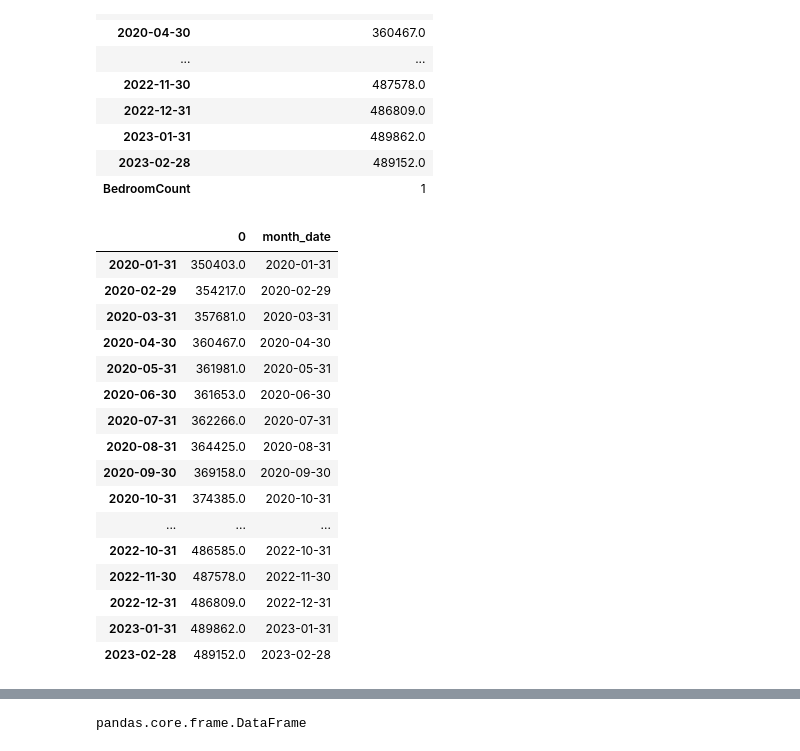
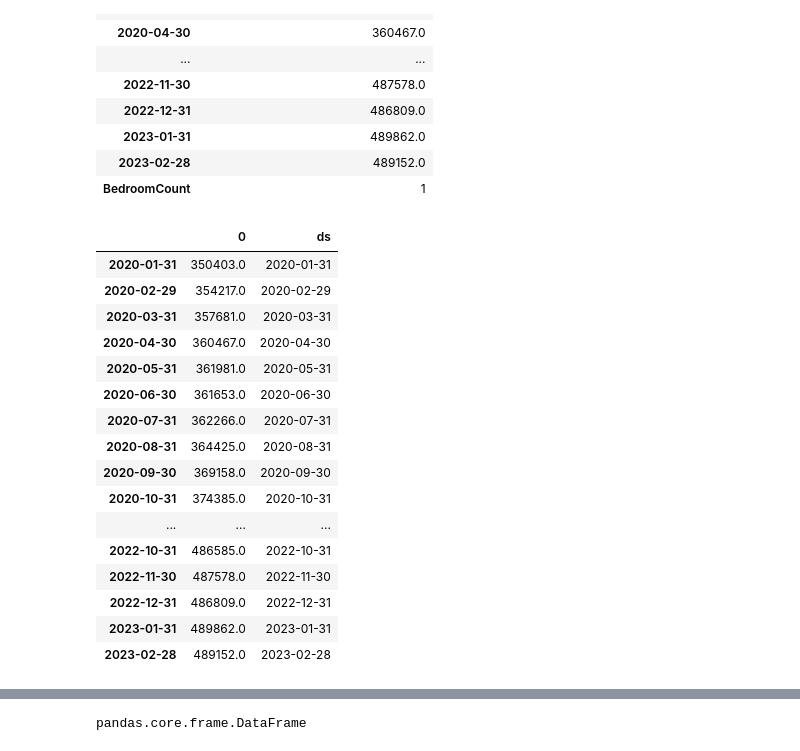
Before and after one commit to Ray54111/Housing-Prices-Machine-Learning-Project, a Jupyter notebook: prophet_model_predictions.ipynb, the cells around one changed output, grey strips where cells are left out. Drawn from its saved outputs; the diff is of its cells as text; code cells hidden in the pictures.

```diff
--- a/prophet_model_predictions.ipynb
+++ b/prophet_model_predictions.ipynb
@@ -43,11 +43,11 @@ all_bdrm.head()
 | 4 | 276652 | West San Jose | CA | San Jose | San Jose-Sunnyvale-Santa Clara, CA | Santa Clara County | 488197.0 | 492374.0 | 495291.0 | ... |
 5 rows × 45 columns
 # %%
-#transpose data to
 #chose the first row in as a test
-transposed_sla = all_bdrm.loc[all_bdrm.index==0]
+sla_df = all_bdrm.loc[all_bdrm.index==0]
 # %%
-transposed_sla = transposed_sla.transpose()
+#transpose data to
+transposed_sla = sla_df.transpose()
 transposed_sla
 # %% [output]
 |  | 0 |
@@ -72,9 +73,10 @@ transposed_sla
 transposed_sla.drop(['RegionID','Neighborhood','State','City','Metro','County','BedroomCount'],axis=0, inplace=True)
 # %%
-transposed_sla['month_date'] = transposed_sla.index
+#create a column from the index since the index are the dates we are looking at.
+transposed_sla['ds'] = transposed_sla.index
 transposed_sla
 # %% [output]
-|  | 0 | month_date |
+|  | 0 | ds |
 | 2020-01-31 | 350403.0 | 2020-01-31 |
 | 2020-02-29 | 354217.0 | 2020-02-29 |
 | 2020-03-31 | 357681.0 | 2020-03-31 |
```
Also changed, not shown: parts of 17 cells of this notebook.
